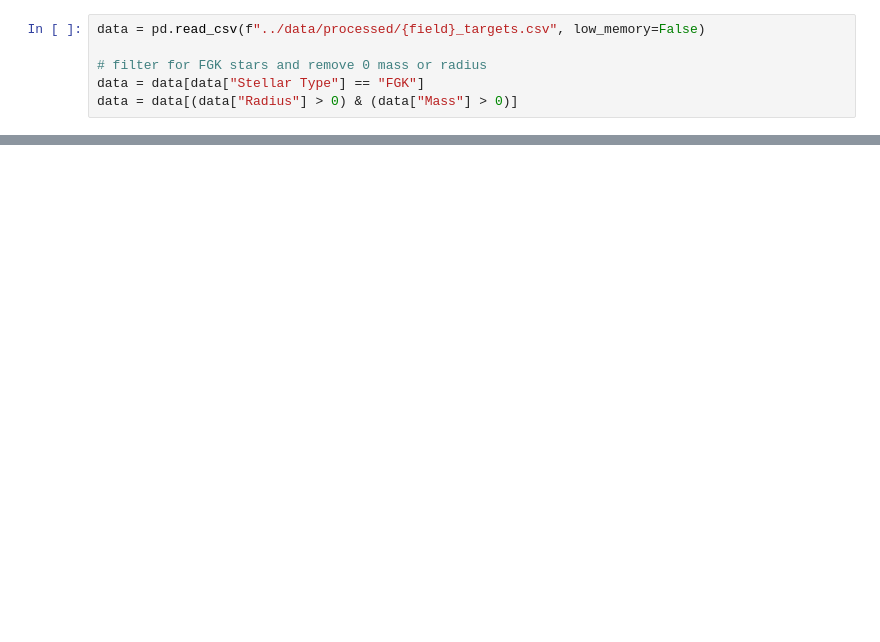
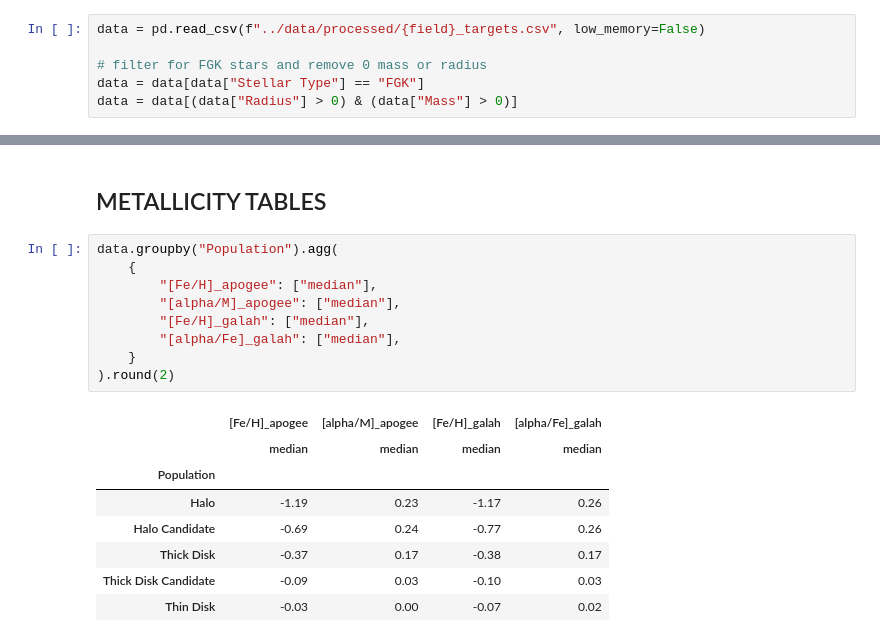
Before and after one commit to ChrisBoettner/plato, a Jupyter notebook: notebooks/04_stellar_sample.ipynb, the cells around one changed output, grey strips where cells are left out. Cells and saved outputs as stored; diff of their text form; blank space fills up the shorter version.

```diff
--- a/notebooks/04_stellar_sample.ipynb
+++ b/notebooks/04_stellar_sample.ipynb
@@ -161,0 +193,20 @@ sns.scatterplot(
+# %% [markdown]
+## METALLICITY TABLES
+# %%
+data.groupby("Population").agg(
+    {
+        "[Fe/H]_apogee": ["median"],
+        "[alpha/M]_apogee": ["median"],
+        "[Fe/H]_galah": ["median"],
+        "[alpha/Fe]_galah": ["median"],
+    }
+).round(2)
+# %% [output]
+|  | [Fe/H]_apogee | [alpha/M]_apogee | [Fe/H]_galah | [alpha/Fe]_galah |
+|  | median | median | median | median |
+| Population |  |  |  |  |
+| Halo | -1.19 | 0.23 | -1.17 | 0.26 |
+| Halo Candidate | -0.69 | 0.24 | -0.77 | 0.26 |
+| Thick Disk | -0.37 | 0.17 | -0.38 | 0.17 |
+| Thick Disk Candidate | -0.09 | 0.03 | -0.10 | 0.03 |
+| Thin Disk | -0.03 | 0.00 | -0.07 | 0.02 |
```
Also changed, not shown: parts of 21 cells of this notebook, 12 other files.
